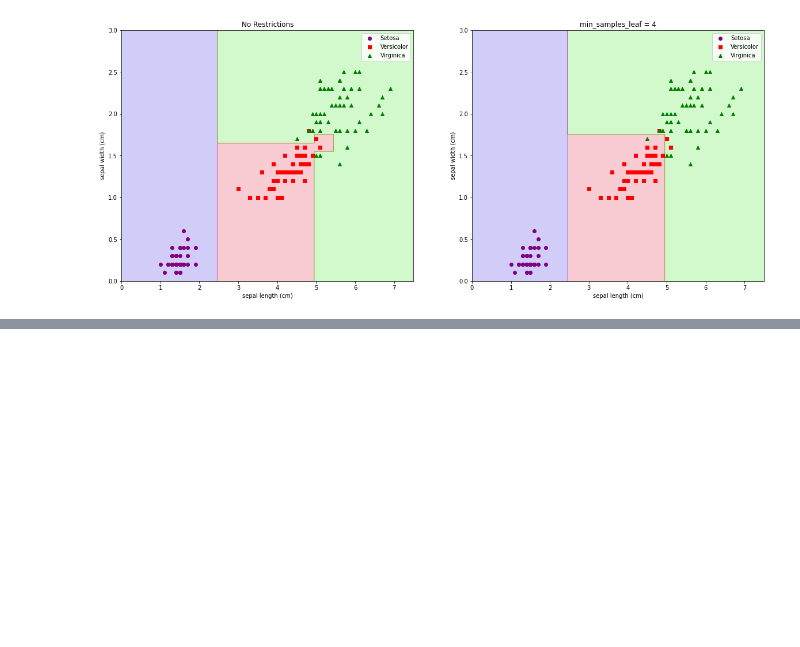
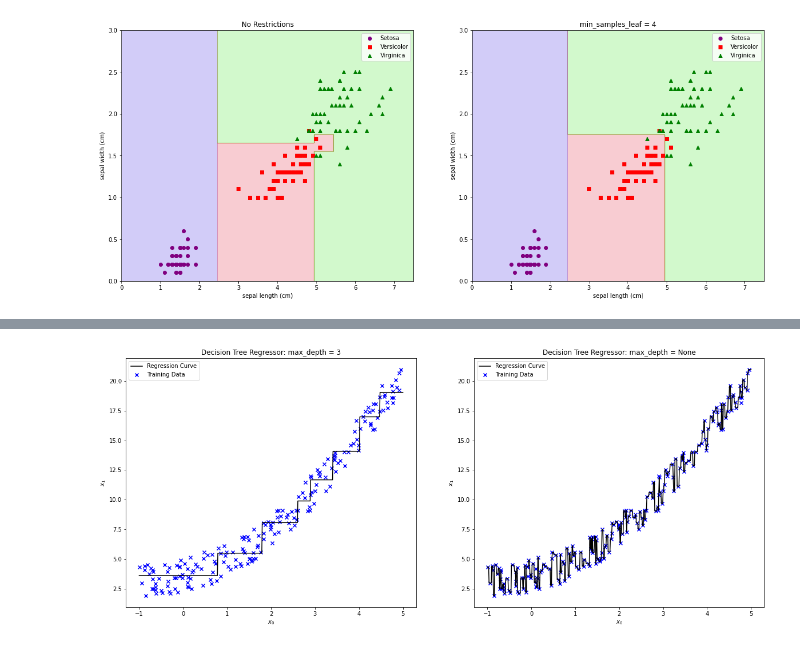
Before and after one commit to chris-leonard/hands-on-machine-learning, a Jupyter notebook: chapter-6/chapter-6-notes.ipynb, the cells around one changed output, grey strips where cells are left out. Drawn from its saved outputs; the diff is of its cells as text; code cells hidden in the pictures; blank space fills up the shorter version.

```diff
--- a/chapter-6/chapter-6-notes.ipynb
+++ b/chapter-6/chapter-6-notes.ipynb
@@ -234,0 +263,34 @@ array([<AxesSubplot:title={'center':'Iris Tree Decision Boundaries'}, xlabel='se
+# %%
+def plot_decision_tree_regressor(reg, ax=None):
+    # generate data for plot
+    x0 = np.linspace(-1, 5, 601)
+    x0 = np.c_[x0]  # predict expects shape (m, 1), not (m)
+
+    y_pred = reg.predict(x0)
+
+    # plot curves against training data
+    if not ax:
+        fig, ax = plt.subplots(figsize=(15, 10))
+
+    ax.scatter(X, y, color="blue", marker="x", label="Training Data")
+    ax.plot(x0, y_pred, ls="-", color="k", label="Regression Curve")
+
+    ax.set_xlabel("$x_0$")
+    ax.set_ylabel("$x_1$")
+
+    ax.set_title("Decision Tree Regressor: max_depth = {}".format(reg.get_params()["max_depth"]))
+
+    ax.legend();
+
+
+fig, axs = plt.subplots(1, 2, figsize=(20, 8))
+
+plot_decision_tree_regressor(tree_reg, ax=axs[0])
+
+tree_reg = DecisionTreeRegressor(
+    random_state=42
+)
+tree_reg.fit(X, y.ravel())
+plot_decision_tree_regressor(tree_reg, ax=axs[1])
+# %% [output]
+[figure, added]
```
Also changed, not shown: parts of 4 cells of this notebook.
